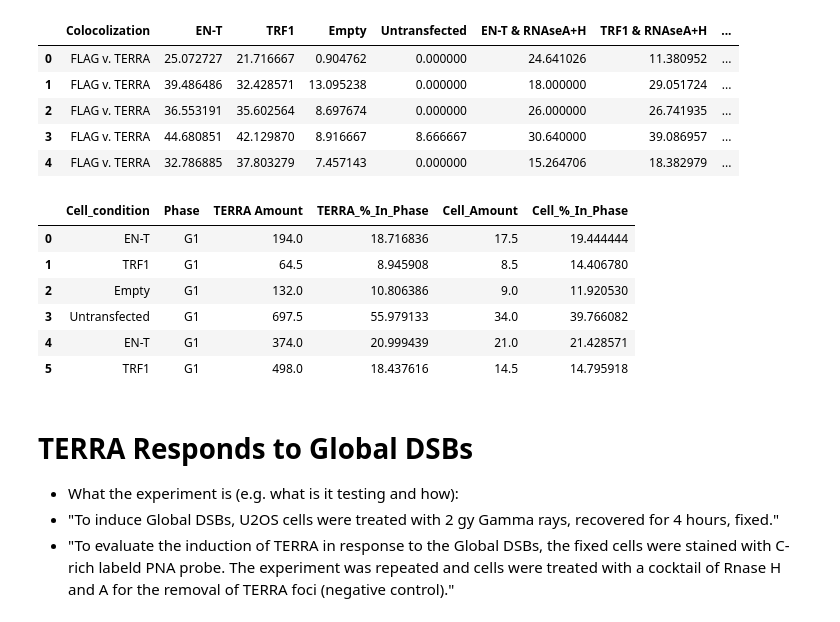
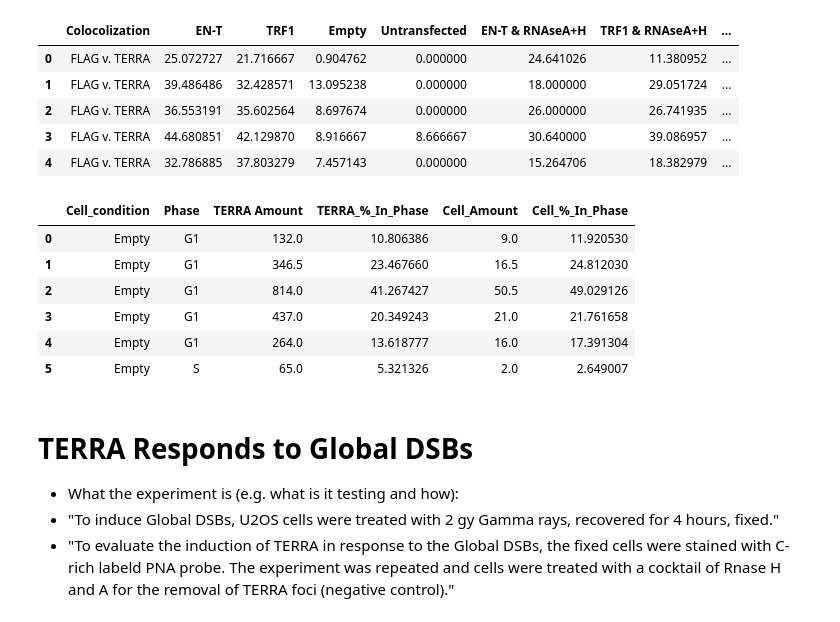
Before and after one commit to aidan-lew/TERRA_DSB, a Jupyter notebook: refined_terra_dsb.ipynb, the cells around one changed output. Cells and saved outputs as stored; diff of their text form; code cells hidden in the pictures.

```diff
--- a/refined_terra_dsb.ipynb
+++ b/refined_terra_dsb.ipynb
@@ -158,26 +158,26 @@ telo_cell_df.head()
 # %%
 # To look at the relationship betweeen cell accumulation and TERRA accumulation per phase
 g2_df = pd.read_excel('../Documents/telomere_G2_DSB_TERRA.xlsx',
-                    sheet_name=5,
+                    sheet_name=6,
                     skiprows = 0,
                     usecols = ['Cell_condition', 'Phase','TERRA Amount','Cell_Amount',
                                'TERRA_%_In_Phase','Cell_%_In_Phase']
                          )
 
 g2_df.set_index(['Cell_condition'])#good way to fix "not in axis issue"
 g2_df.dropna(axis=0, inplace=True) #sweet, iloc and drop didn't work, but this did
 
 
 #g2_df.columns()
 g2_df.head(6)
 # %% [output]
 |  | Cell_condition | Phase | TERRA Amount | TERRA_%_In_Phase | Cell_Amount | Cell_%_In_Phase |
-| 0 | EN-T | G1 | 194.0 | 18.716836 | 17.5 | 19.444444 |
-| 1 | TRF1 | G1 | 64.5 | 8.945908 | 8.5 | 14.406780 |
-| 2 | Empty | G1 | 132.0 | 10.806386 | 9.0 | 11.920530 |
-| 3 | Untransfected | G1 | 697.5 | 55.979133 | 34.0 | 39.766082 |
-| 4 | EN-T | G1 | 374.0 | 20.999439 | 21.0 | 21.428571 |
-| 5 | TRF1 | G1 | 498.0 | 18.437616 | 14.5 | 14.795918 |
+| 0 | Empty | G1 | 132.0 | 10.806386 | 9.0 | 11.920530 |
+| 1 | Empty | G1 | 346.5 | 23.467660 | 16.5 | 24.812030 |
+| 2 | Empty | G1 | 814.0 | 41.267427 | 50.5 | 49.029126 |
+| 3 | Empty | G1 | 437.0 | 20.349243 | 21.0 | 21.761658 |
+| 4 | Empty | G1 | 264.0 | 13.618777 | 16.0 | 17.391304 |
+| 5 | Empty | S | 65.0 | 5.321326 | 2.0 | 2.649007 |
 # %% [markdown]
 # TERRA Responds to Global DSBs
    - What the experiment is (e.g. what is it testing and how):
```
Also changed, not shown: parts of 16 cells of this notebook.
